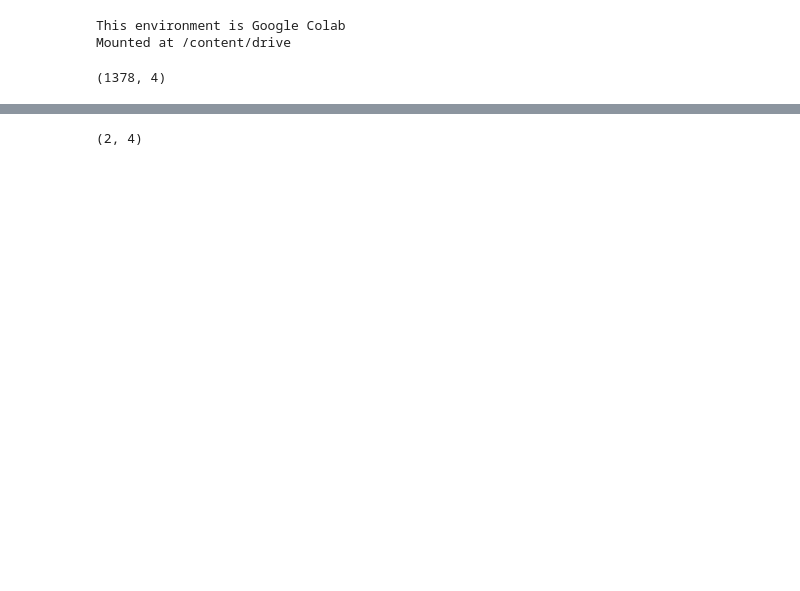
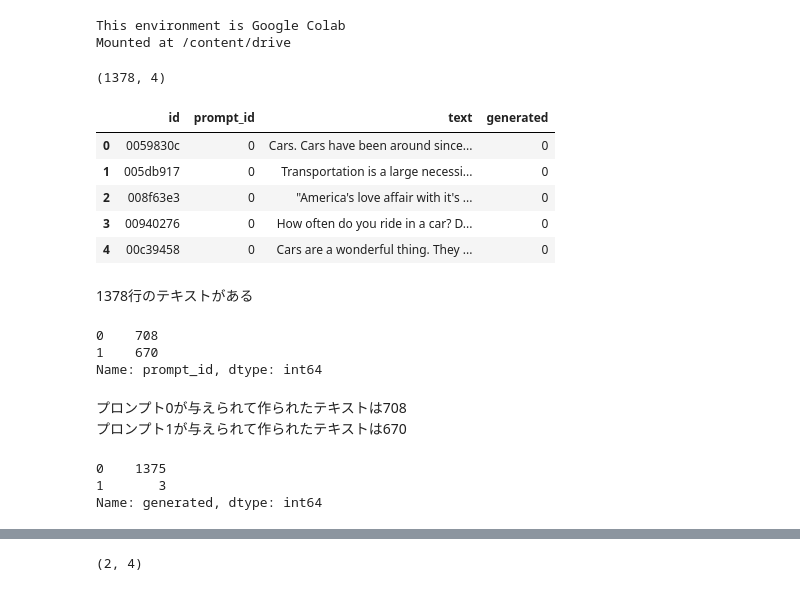
Before and after one commit to keisukecl/llm-detect-ai-generated-text, a Jupyter notebook: EDA.ipynb, the cells around one changed output, grey strips where cells are left out. Cells and saved outputs as stored; diff of their text form; code cells hidden in the pictures; blank space fills up the shorter version.

```diff
--- a/EDA.ipynb
+++ b/EDA.ipynb
@@ -79,3 +79,29 @@ test = pd.read_csv(os.path.join(INPUT, "test_essays.csv"))
 train_essays.shape
 # %% [output]
 (1378, 4)
+# %%
+train_essays.head()
+# %% [output]
+|  | id | prompt_id | text | generated |
+| 0 | 0059830c | 0 | Cars. Cars have been around since... | 0 |
+| 1 | 005db917 | 0 | Transportation is a large necessi... | 0 |
+| 2 | 008f63e3 | 0 | "America's love affair with it's ... | 0 |
+| 3 | 00940276 | 0 | How often do you ride in a car? D... | 0 |
+| 4 | 00c39458 | 0 | Cars are a wonderful thing. They ... | 0 |
+# %% [markdown]
+1378行のテキストがある
+# %%
+train_essays["prompt_id"].value_counts()
+# %% [output]
+0    708
+1    670
+Name: prompt_id, dtype: int64
+# %% [markdown]
+プロンプト0が与えられて作られたテキストは708
+プロンプト1が与えられて作られたテキストは670
+# %%
+train_essays["generated"].value_counts()
+# %% [output]
+0    1375
+1       3
+Name: generated, dtype: int64
```
Also changed, not shown: parts of 7 cells of this notebook.
